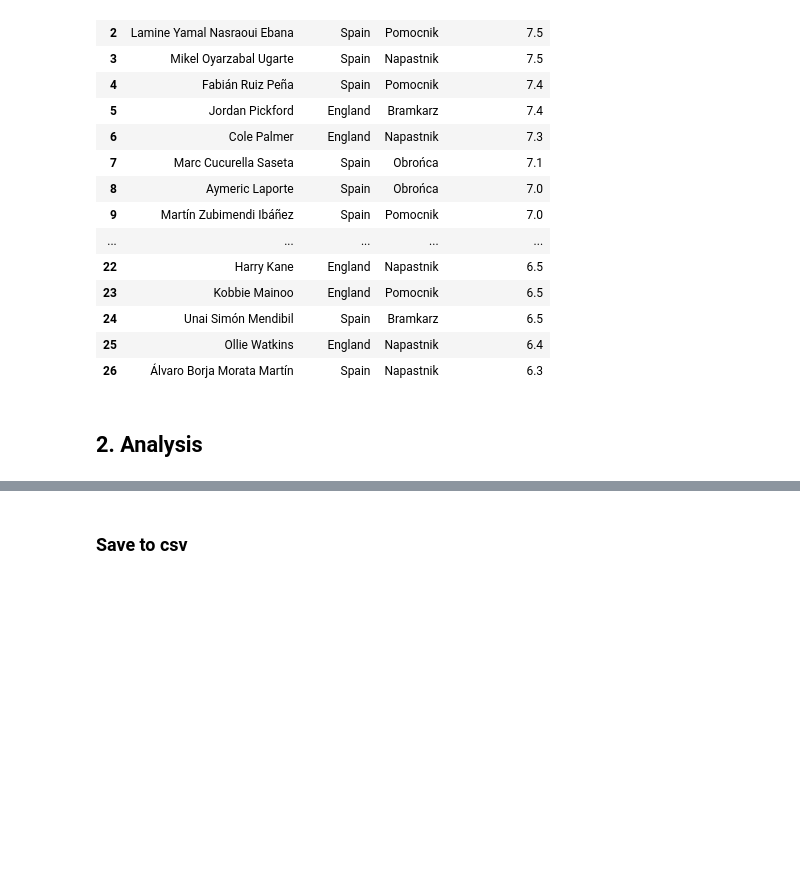
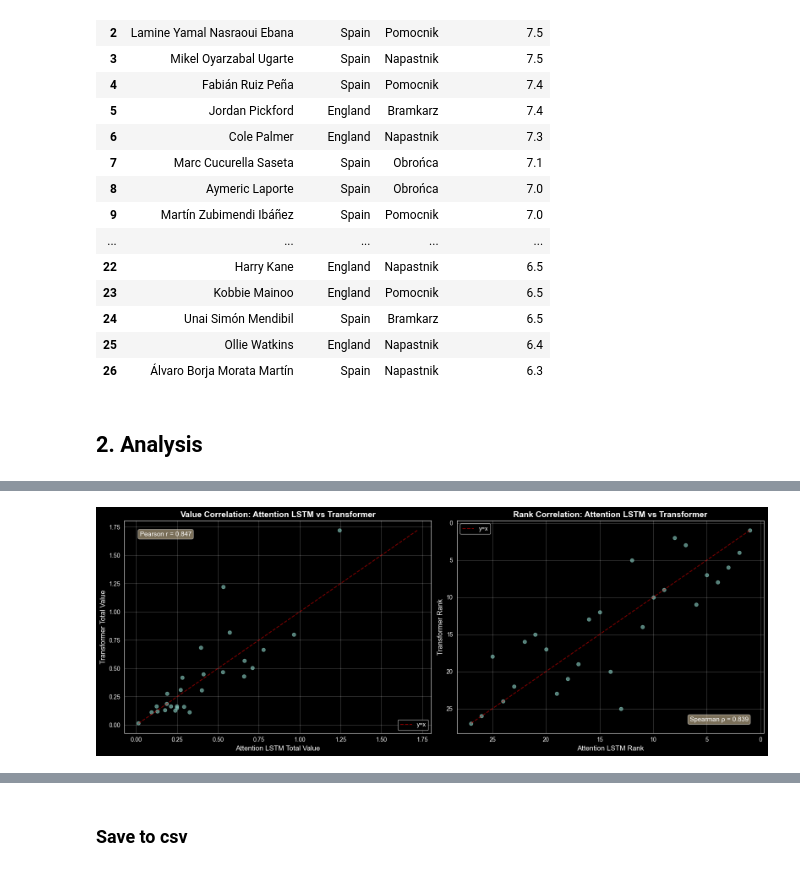
Before and after one commit to tmorcinek/statsbomb-scout, a Jupyter notebook: analysis_players.ipynb, the cells around one changed output, grey strips where cells are left out. Saved outputs shown, nothing was run; the diff lists cells and outputs as text; code cells hidden in the pictures; blank space fills up the shorter version.

```diff
--- a/analysis_players.ipynb
+++ b/analysis_players.ipynb
@@ -116,0 +117,66 @@ all_ratings
+# %%
+# Correlation plots: Attention LSTM vs Transformer
+df_corr = all_ratings.dropna(subset=['attention_lstm_total_value', 'transformer_total_value']).copy()
+
+# Calculate ranks
+df_corr['attn_rank'] = df_corr['attention_lstm_total_value'].rank(ascending=False, method='min')
+df_corr['tr_rank'] = df_corr['transformer_total_value'].rank(ascending=False, method='min')
+df_corr['rank_diff'] = df_corr['attn_rank'] - df_corr['tr_rank']
+
+# Create figure with 2 subplots
+fig, (ax1, ax2) = plt.subplots(1, 2, figsize=(16, 6))
+
+# Plot 1: Value correlation
+ax1.scatter(df_corr['attention_lstm_total_value'], df_corr['transformer_total_value'], alpha=0.6)
+ax1.set_xlabel('Attention LSTM Total Value', fontsize=12)
+ax1.set_ylabel('Transformer Total Value', fontsize=12)
+ax1.set_title('Value Correlation: Attention LSTM vs Transformer', fontsize=14, fontweight='bold')
+ax1.grid(True, alpha=0.3)
+
+# Add diagonal reference line
+min_val = min(df_corr['attention_lstm_total_value'].min(), df_corr['transformer_total_value'].min())
+max_val = max(df_corr['attention_lstm_total_value'].max(), df_corr['transformer_total_value'].max())
+ax1.plot([min_val, max_val], [min_val, max_val], 'r--', alpha=0.5, label='y=x')
+ax1.legend()
+
+# Calculate and display Pearson correlation
+pearson_corr = df_corr['attention_lstm_total_value'].corr(df_corr['transformer_total_value'])
+ax1.text(0.05, 0.95, f'Pearson r = {pearson_corr:.3f}',
+         transform=ax1.transAxes, fontsize=11, verticalalignment='top',
+         bbox=dict(boxstyle='round', facecolor='wheat', alpha=0.5))
+
+# Plot 2: Rank correlation
+ax2.scatter(df_corr['attn_rank'], df_corr['tr_rank'], alpha=0.6)
+ax2.set_xlabel('Attention LSTM Rank', fontsize=12)
+ax2.set_ylabel('Transformer Rank', fontsize=12)
+ax2.set_title('Rank Correlation: Attention LSTM vs Transformer', fontsize=14, fontweight='bold')
+ax2.grid(True, alpha=0.3)
+ax2.invert_xaxis()  # Lower rank = better
+ax2.invert_yaxis()
+
+# Add diagonal reference line
+min_rank = min(df_corr['attn_rank'].min(), df_corr['tr_rank'].min())
+max_rank = max(df_corr['attn_rank'].max(), df_corr['tr_rank'].max())
+ax2.plot([min_rank, max_rank], [min_rank, max_rank], 'r--', alpha=0.5, label='y=x')
+ax2.legend()
+
+# Calculate and display Spearman correlation
+spearman_corr = df_corr['attn_rank'].corr(df_corr['tr_rank'], method='spearman')
+ax2.text(0.95, 0.05, f'Spearman ρ = {spearman_corr:.3f}',
+         transform=ax2.transAxes, fontsize=11, verticalalignment='bottom', horizontalalignment='right',
+         bbox=dict(boxstyle='round', facecolor='wheat', alpha=0.5))
+
+plt.tight_layout()
+plt.savefig("generated/ratings/attention_lstm_vs_transformer_correlation.png", dpi=300, bbox_inches='tight')
+plt.show()
+
+# Print players with biggest rank differences
+print("\n=== Top 10 players: Attention LSTM ranks much higher than Transformer ===")
+top_diff = df_corr.nlargest(10, 'rank_diff')[['player_name', 'team_name', 'attn_rank', 'tr_rank', 'rank_diff']]
+print(top_diff.to_string(index=False))
+
+print("\n=== Top 10 players: Transformer ranks much higher than Attention LSTM ===")
+low_diff = df_corr.nsmallest(10, 'rank_diff')[['player_name', 'team_name', 'attn_rank', 'tr_rank', 'rank_diff']]
+print(low_diff.to_string(index=False))
+# %% [output]
+[figure, added]
```
Also changed, not shown: parts of 13 cells of this notebook, 4 other files.
